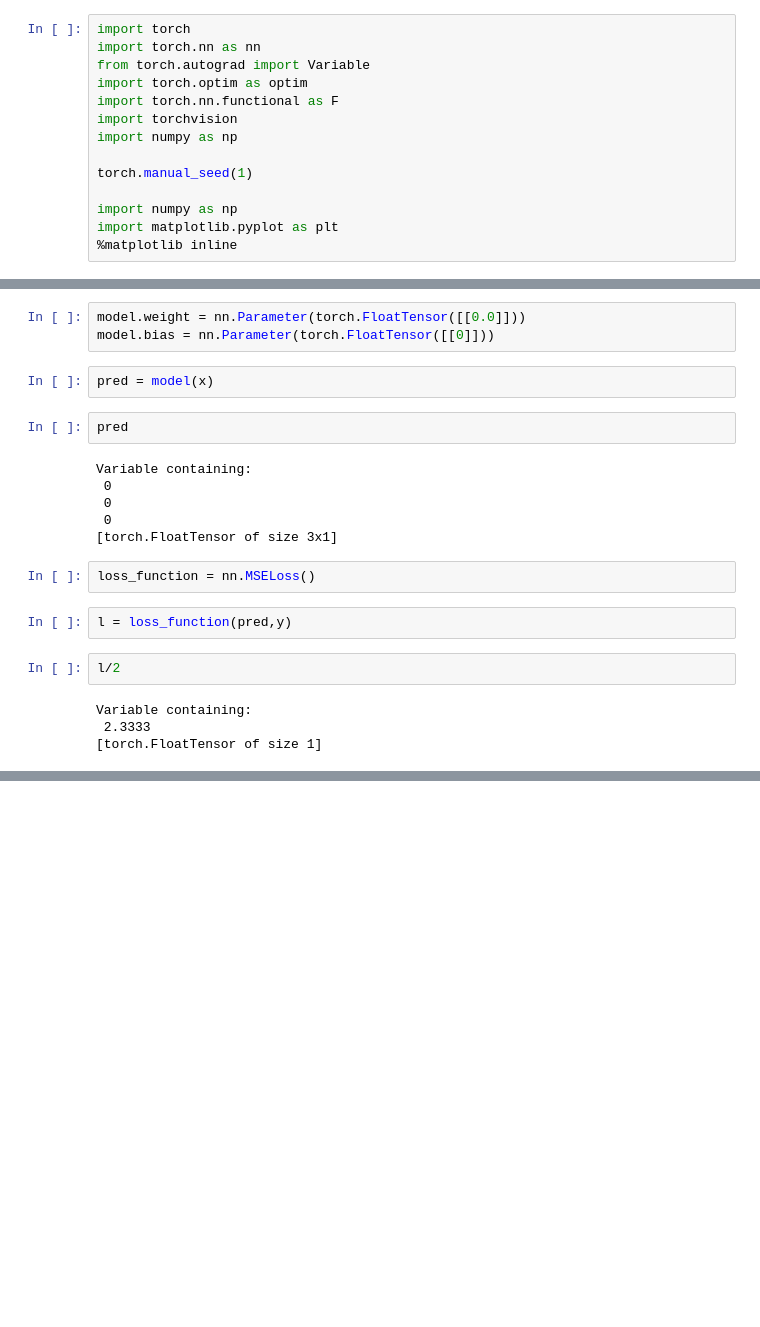
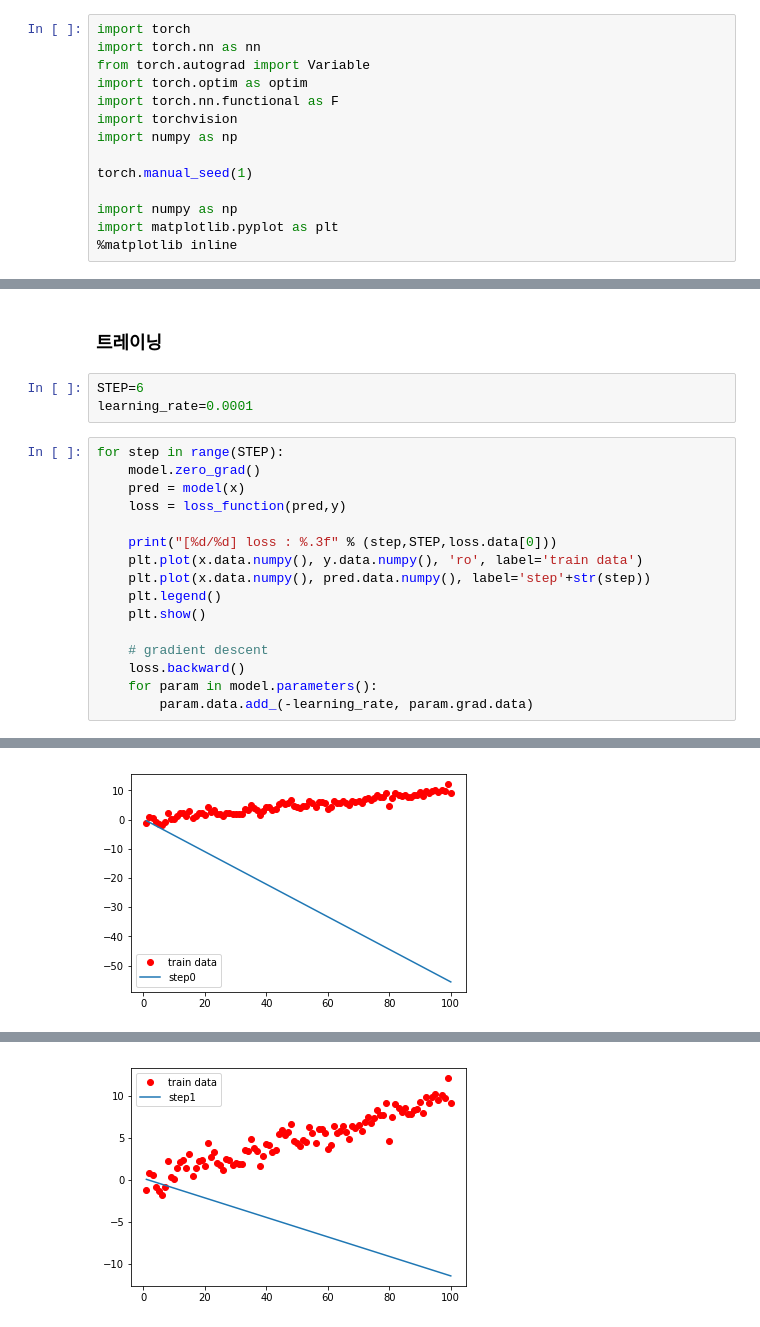
Before and after one commit to DSKSD/Pytorch_Fast_Campus_2018, a Jupyter notebook: week2/1_linear_regression.ipynb, the cells around one changed output, grey strips where cells are left out. Drawn from its saved outputs; the diff is of its cells as text; blank space fills up the shorter version.

```diff
--- a/week2/1_linear_regression.ipynb
+++ b/week2/1_linear_regression.ipynb
@@ -29,23 +45,22 @@ model = nn.Linear(1,1)
-# %%
-model.weight = nn.Parameter(torch.FloatTensor([[0.0]]))
-model.bias = nn.Parameter(torch.FloatTensor([[0]]))
-# %%
-pred = model(x)
-# %%
-pred
-# %% [output]
-Variable containing:
- 0
- 0
- 0
-[torch.FloatTensor of size 3x1]
-# %%
-loss_function = nn.MSELoss()
-# %%
-l = loss_function(pred,y)
-# %%
-l/2
-# %% [output]
-Variable containing:
- 2.3333
-[torch.FloatTensor of size 1]
+# %% [markdown]
+### 트레이닝
+# %%
+STEP=6
+learning_rate=0.0001
+# %%
+for step in range(STEP):
+    model.zero_grad()
+    pred = model(x)
+    loss = loss_function(pred,y)
+
+    print("[%d/%d] loss : %.3f" % (step,STEP,loss.data[0]))
+    plt.plot(x.data.numpy(), y.data.numpy(), 'ro', label='train data')
+    plt.plot(x.data.numpy(), pred.data.numpy(), label='step'+str(step))
+    plt.legend()
+    plt.show()
+
+    # gradient descent
+    loss.backward()
+    for param in model.parameters():
+        param.data.add_(-learning_rate, param.grad.data)
+# %% [output]
@@ -51,0 +68 @@ Variable containing:
+[figure, added]
@@ -51,0 +70 @@ Variable containing:
+[figure, added]
```
Also changed, not shown: parts of 11 cells of this notebook, 2 other files.
